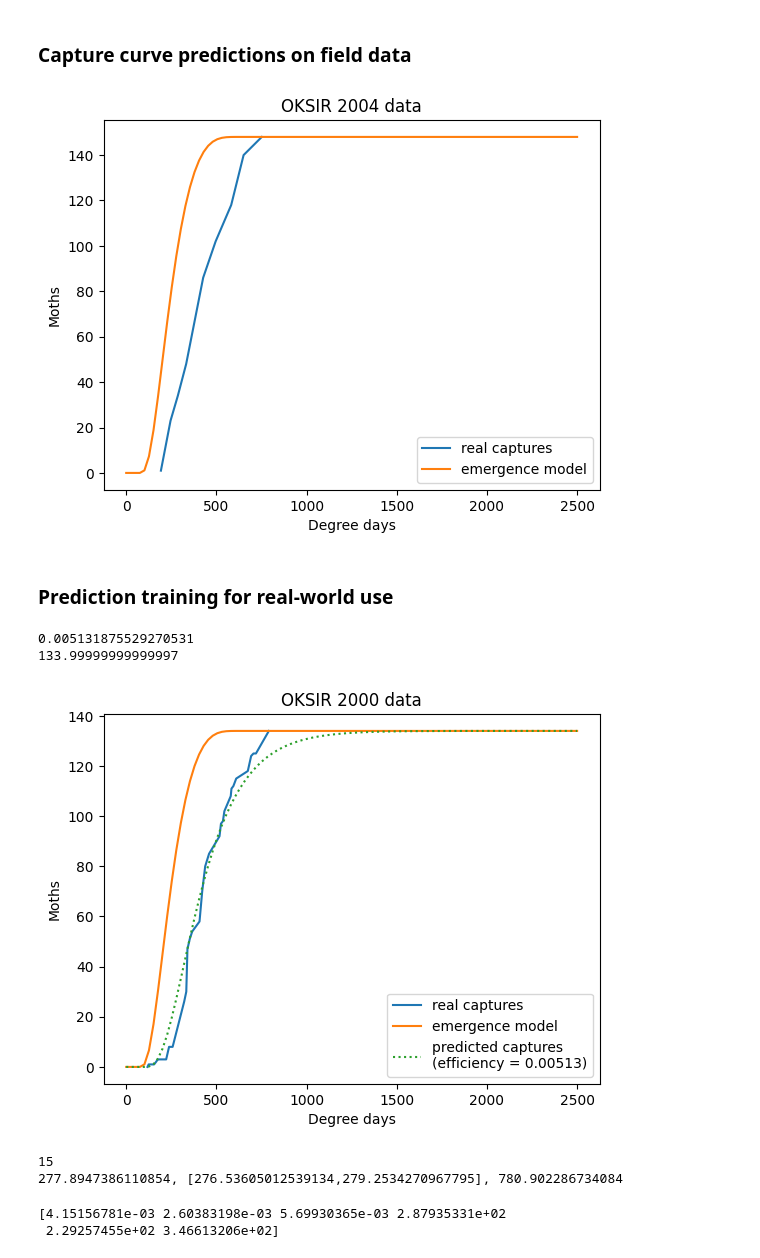
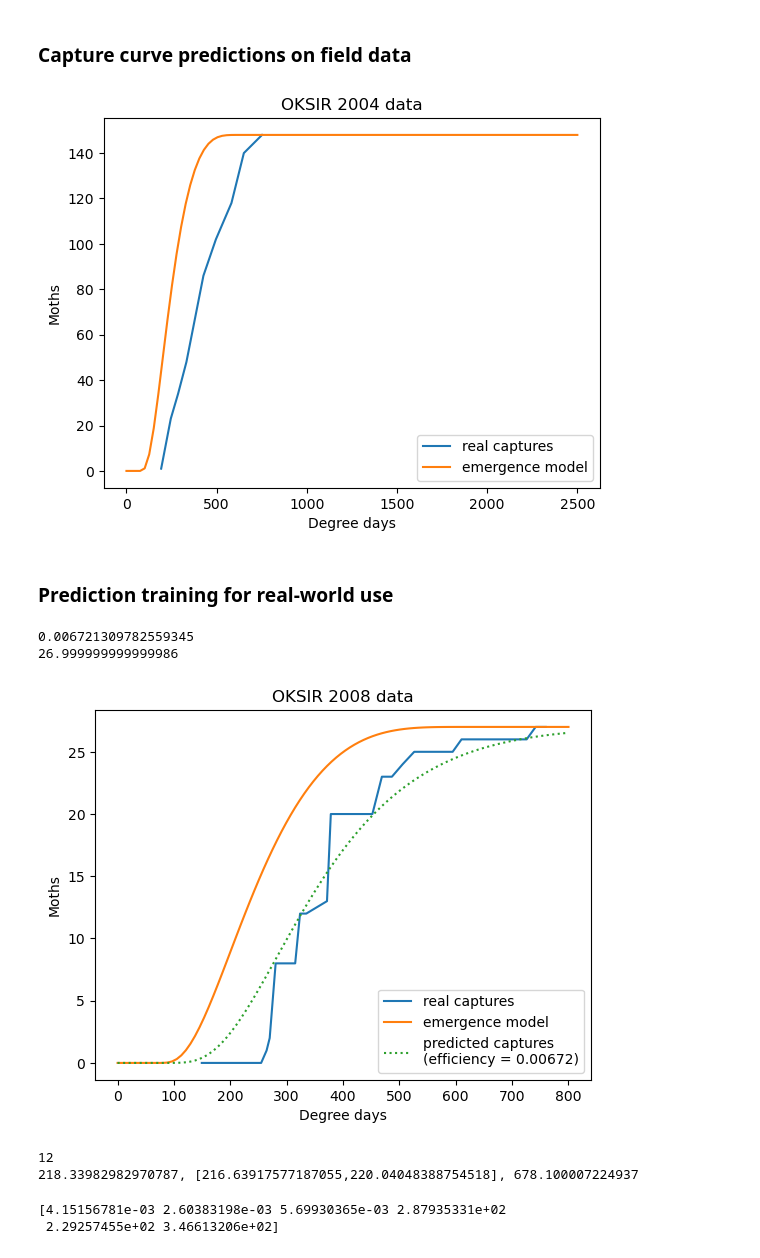
Before and after one commit to PacificBird/InsectPhenologyCaptureSim, a Jupyter notebook: multi_analysis.ipynb, the cells around one changed output. Saved outputs shown, nothing was run; the diff lists cells and outputs as text; code cells hidden in the pictures.

```diff
--- a/multi_analysis.ipynb
+++ b/multi_analysis.ipynb
@@ -618,9 +618,11 @@ gamma, delta, xi = spop.curve_fit(f,x_opt,y_opt,p0=[1.07,1.2349,  577])[0]
 #gamma = 1.0737
 #delta = 1.2349
 y_pred = johnsonsb.cdf(x_opt,gamma, delta, loc=loc, scale=xi)
-sns.lineplot(x=x_opt, y=y_opt, label='observation')
-sns.lineplot(x=x_opt, y=dfs[n].pop_emerged_0/1000, label='phenology model')
-sns.lineplot(x=x_opt, y=y_pred, label='predicted observation')
-print(dfs[n].head(1).prob_capture.item())
+effort = dfs[n].head(1).prob_capture.item()
+sns.lineplot(x=x_opt, y=y_opt, label=f'simulated capture\n(efficiency = {round(effort,5)})')
+sns.lineplot(x=x_opt, y=dfs[n].pop_emerged_0/1000, label='phenology model\n')
+sns.lineplot(x=x_opt, y=y_pred, label=f'Fitted Johnson-SB\n gamma={round(gamma,2)}\n delta={round(delta,2)}\n xi={round(xi,2)}', linestyle=':',color='red')
+plt.xlabel('degree days')
+plt.ylabel('proportional moth capture')
 gamma, delta, xi
 # %% [output]
@@ -750,7 +757,7 @@ def inv_jw_emergence(moths, max):
     zeta = 69.0
     return johnsonsb.ppf((moths/max), gamma, delta, loc=zeta, scale=llambda)
 # %%
-shift_data = dfs[100]
+shift_data = dfs[20]
 x = shift_data.dd
 y_emerge = shift_data.pop_emerged_0
 y_capture = shift_data.pop_captured_0
@@ -759,9 +766,9 @@ max_time = 2000
 
 y_max = y_capture.max()
 func_adj_y = capture_prediction_sb(x, effort, 1000)
-ax = sns.lineplot(x=x[0:max_time], y=y_emerge[0:max_time], label='emergence')
-ax = sns.lineplot(x=x[0:max_time], y=y_capture[0:max_time], label='capture')
-ax = sns.lineplot(x=x[0:max_time], y=func_adj_y[0:max_time], label='capture prediction', linestyle=':')
-ax.set(xlabel='degree days', ylabel='moths')
+ax = sns.lineplot(x=x[0:max_time], y=y_emerge[0:max_time]/1000, label='emergence')
+ax = sns.lineplot(x=x[0:max_time], y=y_capture[0:max_time]/np.max(y_capture), label=f'capture\n(efficiency = {round(effort,5)})')
+ax = sns.lineplot(x=x[0:max_time], y=func_adj_y[0:max_time]/1000, label='prediction from efficacy', linestyle=':')
+ax.set(xlabel='degree days', ylabel='moth proportion')
 effort
 # %% [output]
@@ -994,7 +1001,7 @@ ax = sns.lineplot(x=phenology_x, y=phenology_y, label='emergence model')
 #sns.lineplot(x=phenology_x, y=adj_y, label='predicted capture')
 #sns.lineplot(x=capture_x, y=adj_y, label='predicted capture')
 # %% [output]
-[figure, old version]
+[figure, new version]
 # %% [markdown]
 ### Prediction training for real-world use
 # %%
@@ -1034,43 +1041,55 @@ def predict_from_full(dds, captures, CI=False):
         tval = -t.ppf(0.95/2,dof)
         S = np.sqrt(np.diag(pcov))
         effort_CI = (effort - S[0]*tval, effort + S[0]*tval)
         return (effort, effort_CI)
     return effort
+def predict_from_proportions(dds, captures, CI=False):
+    f = lambda dd, effort: capture_prediction_sb(dd, effort, 1)
+    params, pcov = spop.curve_fit(f,dds,captures,p0=[0.005])
+    effort = params
+    if CI:
+        n = len(dds)
+        dof = np.max((0,n - 2))
+        tval = -t.ppf(0.95/2,dof)
+        S = np.sqrt(np.diag(pcov))
+        effort_CI = (effort - S[0]*tval, effort + S[0]*tval)
+        return (effort, effort_CI)
+    return  effort
 
-n = 8
+n = 14
 capture_x = aggs[n].DDs
 capture_y = aggs[n].moth_sum
 capture_x = capture_x[capture_x < 800]
 capture_y = capture_y[:len(capture_x)]
 limit = capture_x.tail(1).item()*0.2
 obs_x = capture_x[capture_x < limit]
 obs_y = capture_y[:len(obs_x)]
 effort_pred = predict_from_full(capture_x, capture_y)
 #effort_pred_lim, max_pred_lim = predict_from_subset(obs_x, obs_y)
 print(effort_pred)
 #print((effort_pred_lim, max_pred_lim))
-phenology_x = np.linspace(0,2500, 100)
+phenology_x = np.linspace(0,800, 100)
 true_max = capture_y.tail(1).item()
 phenology_y = [jw_emergence(x, true_max) for x in phenology_x]
 adj_y = capture_prediction_sb(phenology_x, effort_pred, true_max)
 #adj_y_lim = capture_prediction_sb(phenology_x, effort_pred_lim, max_pred_lim)
 ax = plt.title(f'OKSIR {years[n]} data')
 plt.xlabel('Degree days')
 plt.ylabel('Moths')
 sns.lineplot(x=capture_x, y=capture_y, label='real captures')
 sns.lineplot(x=phenology_x, y=phenology_y, label='emergence model')
 sns.lineplot(x=phenology_x, y=adj_y, label=f'predicted captures\n(efficiency = {round(effort_pred,5)})', linestyle=':')
 # sns.lineplot(x=phenology_x, y=adj_y_lim, label=f'limited predicted captures\n(efficiency = {effort_pred_lim.round(5)})', linestyle='-.')
 print(capture_y.tail(1).item())
 # %% [output]
-0.005131875529270531
-133.99999999999997
+0.006721309782559345
+26.999999999999986
-[figure, old version]
+[figure, new version]
 # %%
 n = 7
 capture_x = aggs[n].DDs
 capture_y = aggs[n].moth_sum
-capture_x = capture_x[capture_x < 800]
+capture_x = capture_x[capture_x < 685]
 capture_y = capture_y[:len(capture_x)]
 limit = capture_x.tail(1).item()*0.5
 obs_x = capture_x[capture_x < limit]
@@ -1079,8 +1098,8 @@ print(len(obs_x))
 max, max_CI = predict_max(obs_x, obs_y, 0.00437, CI=True)
 print(f'{max}, [{max_CI[0]},{max_CI[1]}], {np.max(capture_x)}')
 # %% [output]
-15
-277.8947386110854, [276.53605012539134,279.2534270967795], 780.902286734084
+12
+218.33982982970787, [216.63917577187055,220.04048388754518], 678.100007224937
 # %%
 def prediction_jkkn(dds, captures):
     results = []
```
Also changed, not shown: parts of 38 cells of this notebook.
